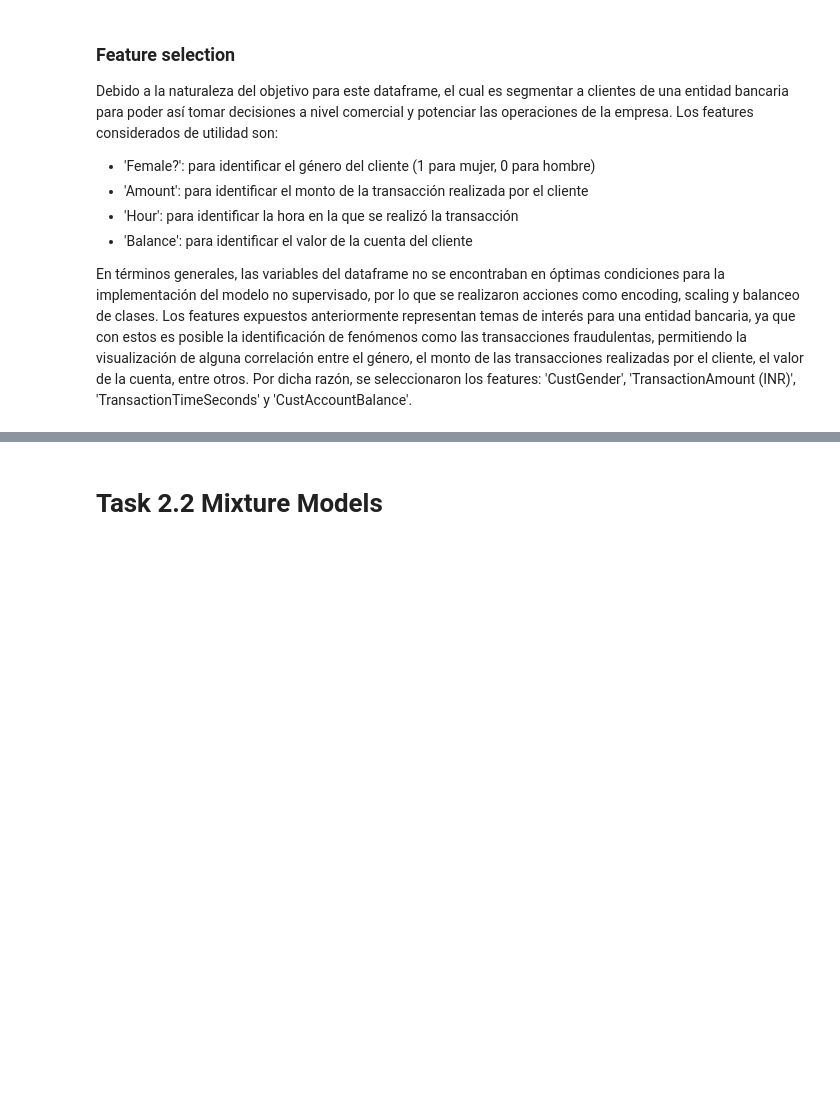
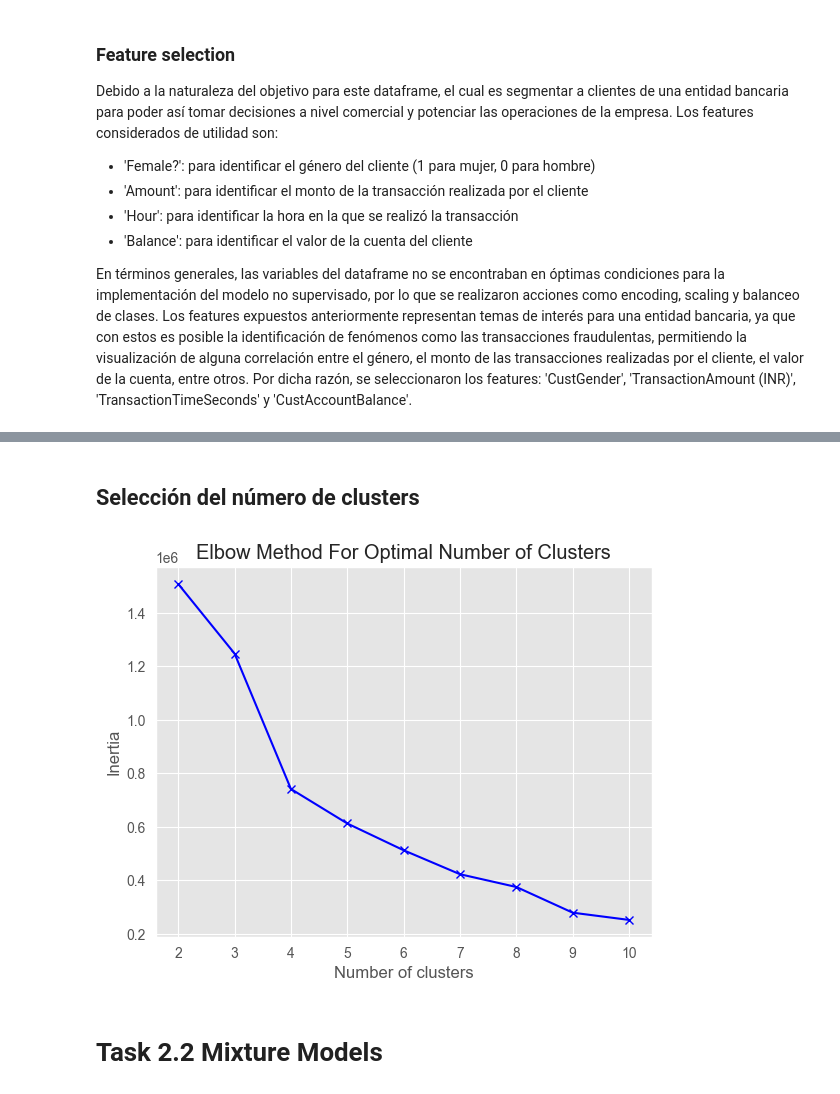
Before and after one commit to bl33h/bankCustomerSegmentation, a Jupyter notebook: bankCustomerSegmentation.ipynb, the cells around one changed output, grey strips where cells are left out. Saved outputs shown, nothing was run; the diff lists cells and outputs as text; code cells hidden in the pictures; blank space fills up the shorter version.

Commit message:
Elbow Method for 2.1.1

```diff
--- a/bankCustomerSegmentation.ipynb
+++ b/bankCustomerSegmentation.ipynb
@@ -212,0 +216,2 @@ En términos generales, las variables del dataframe no se encontraban en óptima
+# %% [markdown]
+## Selección del número de clusters
@@ -213,2 +220,22 @@ En términos generales, las variables del dataframe no se encontraban en óptima
+# %%
+# List to save the inertia for each number of clusters
+inertia_values = []
+
+# Range of cluster numbers to check
+cluster_range = range(2, 11)
+
+for n_clusters in cluster_range:
+    kmeans = KMeans(n_clusters=n_clusters, random_state=7)
+    kmeans.fit(scaled_features)
+    inertia_values.append(kmeans.inertia_)
+# %%
+# Plotting the inertia values
+plt.plot(cluster_range, inertia_values, 'bx-')
+plt.xlabel('Number of clusters')
+plt.ylabel('Inertia')
+plt.title('Elbow Method For Optimal Number of Clusters')
+plt.show()
+# %% [output]
+[figure, added]
 # %% [markdown]
 # Task 2.2 Mixture Models
```
Also changed, not shown: parts of 3 cells of this notebook.
